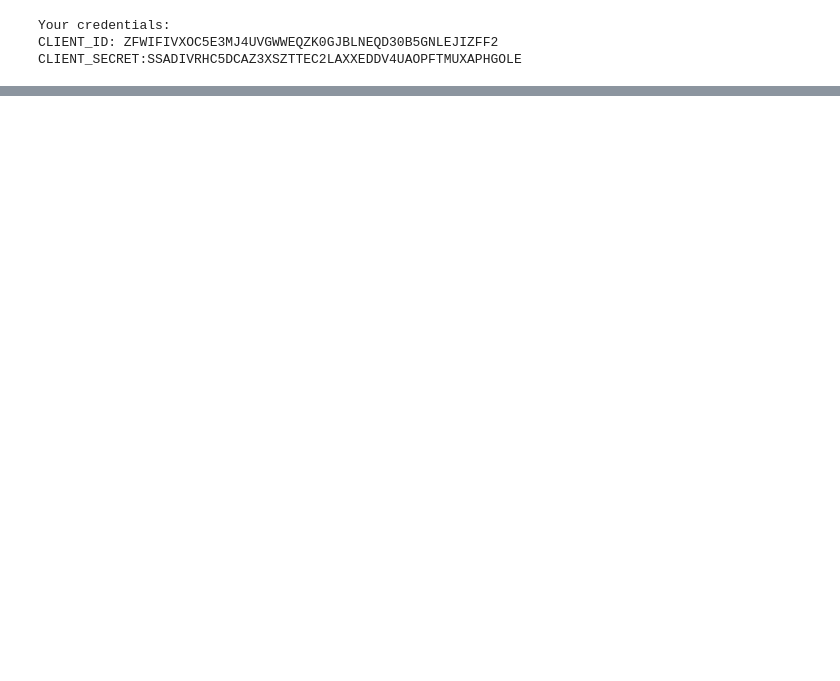
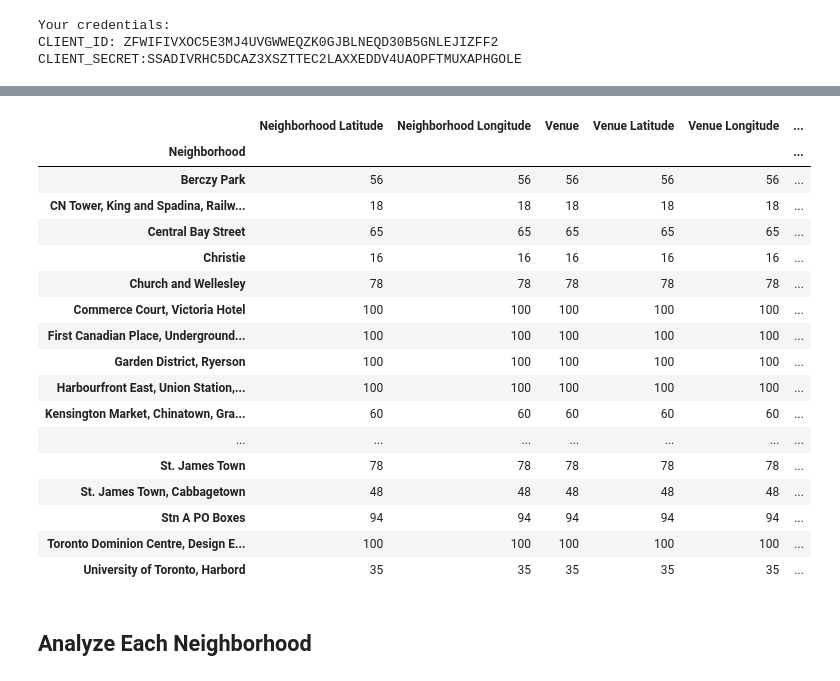
Before and after one commit to dfuhrer1/Coursera_Capstone, a Jupyter notebook: Coursera_Capstone.ipynb, the cells around one changed output, grey strips where cells are left out. Drawn from its saved outputs; the diff is of its cells as text; code cells hidden in the pictures; blank space fills up the shorter version.

```diff
--- a/Coursera_Capstone.ipynb
+++ b/Coursera_Capstone.ipynb
@@ -266,7 +269,7 @@ bur_toronto_latlng.shape
 # %%
-map_bur_toronto = folium.Map(location=[43.6534817, -79.3839347], zoom_start=10)
+map_downtown_toronto = folium.Map(location=[43.679563, -79.377529], zoom_start=10)
 
-for lat, lng, borough, neighborhood in zip(bur_toronto_latlng['Latitude'], bur_toronto_latlng['Longitude'], bur_toronto_latlng['Borough'], bur_toronto_latlng['Neighborhood']):
+for lat, lng, borough, neighborhood in zip(downtown_toronto_latlng['Latitude'], downtown_toronto_latlng['Longitude'], downtown_toronto_latlng['Borough'], downtown_toronto_latlng['Neighborhood']):
     label = '{},{}'.format(neighborhood, borough)
     label = folium.Popup(label, parse_html=True)
     folium.CircleMarker(
@@ -277,7 +280,7 @@ for lat, lng, borough, neighborhood in zip(bur_toronto_latlng['Latitude'], bur_t
         fill=True,
         fill_color='#3186cc',
         fill_opacity=0.7,
-        parse_html=False).add_to(map_bur_toronto)
-map_bur_toronto
+        parse_html=False).add_to(map_downtown_toronto)
+map_downtown_toronto
 # %% [output]
 [interactive output not drawn]
@@ -425,0 +491,23 @@ NameError: name 'toronto_burough_venues' is not defined
+# %%
+downtown_toronto_venues.groupby('Neighborhood').count()
+# %% [output]
+|  | Neighborhood Latitude | Neighborhood Longitude | Venue | Venue Latitude | Venue Longitude | ... |
+| Neighborhood |  |  |  |  |  | ... |
+| Berczy Park | 56 | 56 | 56 | 56 | 56 | ... |
+| CN Tower, King and Spadina, Railw... | 18 | 18 | 18 | 18 | 18 | ... |
+| Central Bay Street | 65 | 65 | 65 | 65 | 65 | ... |
+| Christie | 16 | 16 | 16 | 16 | 16 | ... |
+| Church and Wellesley | 78 | 78 | 78 | 78 | 78 | ... |
+| Commerce Court, Victoria Hotel | 100 | 100 | 100 | 100 | 100 | ... |
+| First Canadian Place, Underground... | 100 | 100 | 100 | 100 | 100 | ... |
+| Garden District, Ryerson | 100 | 100 | 100 | 100 | 100 | ... |
+| Harbourfront East, Union Station,... | 100 | 100 | 100 | 100 | 100 | ... |
+| Kensington Market, Chinatown, Gra... | 60 | 60 | 60 | 60 | 60 | ... |
+| ... | ... | ... | ... | ... | ... | ... |
+| St. James Town | 78 | 78 | 78 | 78 | 78 | ... |
+| St. James Town, Cabbagetown | 48 | 48 | 48 | 48 | 48 | ... |
+| Stn A PO Boxes | 94 | 94 | 94 | 94 | 94 | ... |
+| Toronto Dominion Centre, Design E... | 100 | 100 | 100 | 100 | 100 | ... |
+| University of Toronto, Harbord | 35 | 35 | 35 | 35 | 35 | ... |
+# %% [markdown]
+## Analyze Each Neighborhood
```
Also changed, not shown: parts of 45 cells of this notebook.
